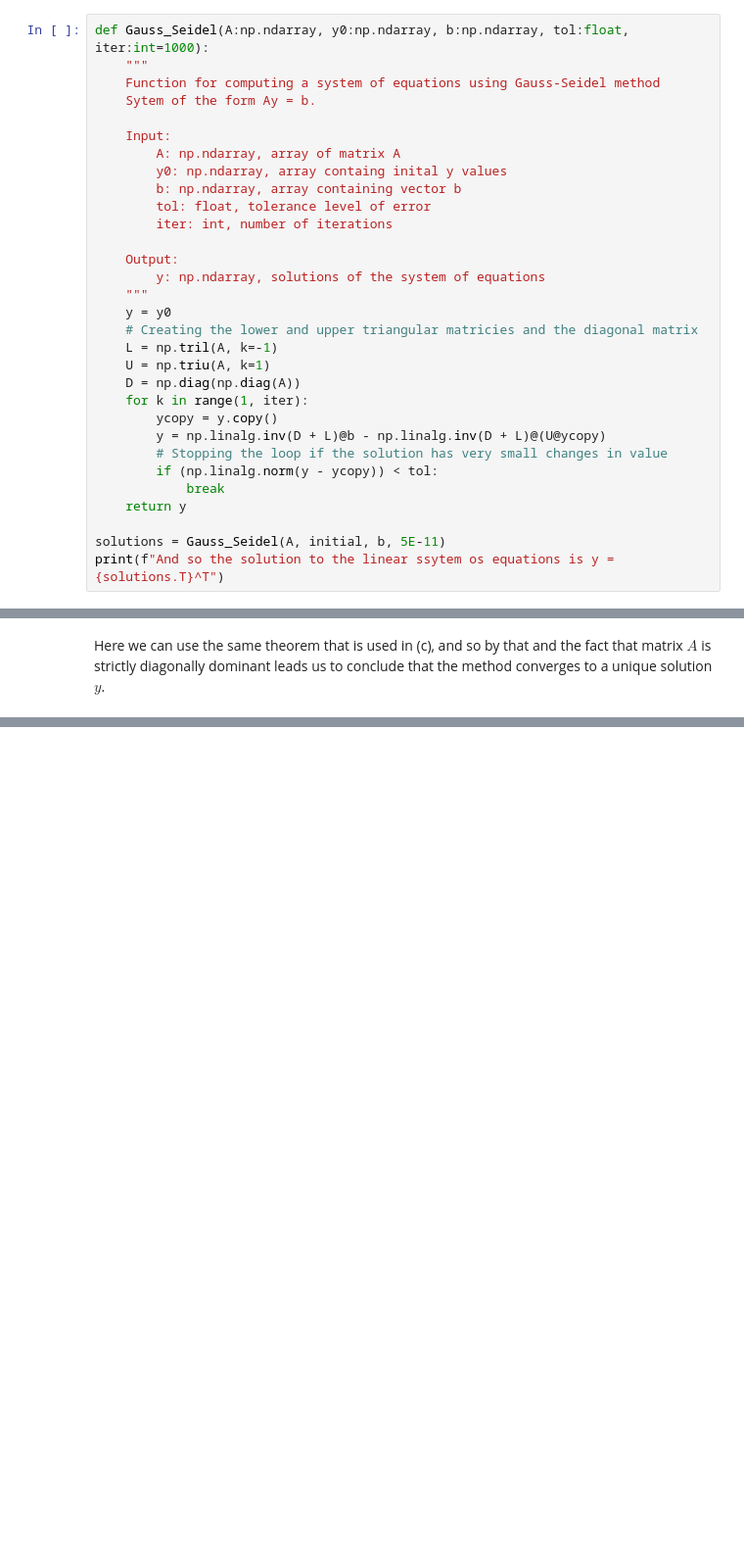
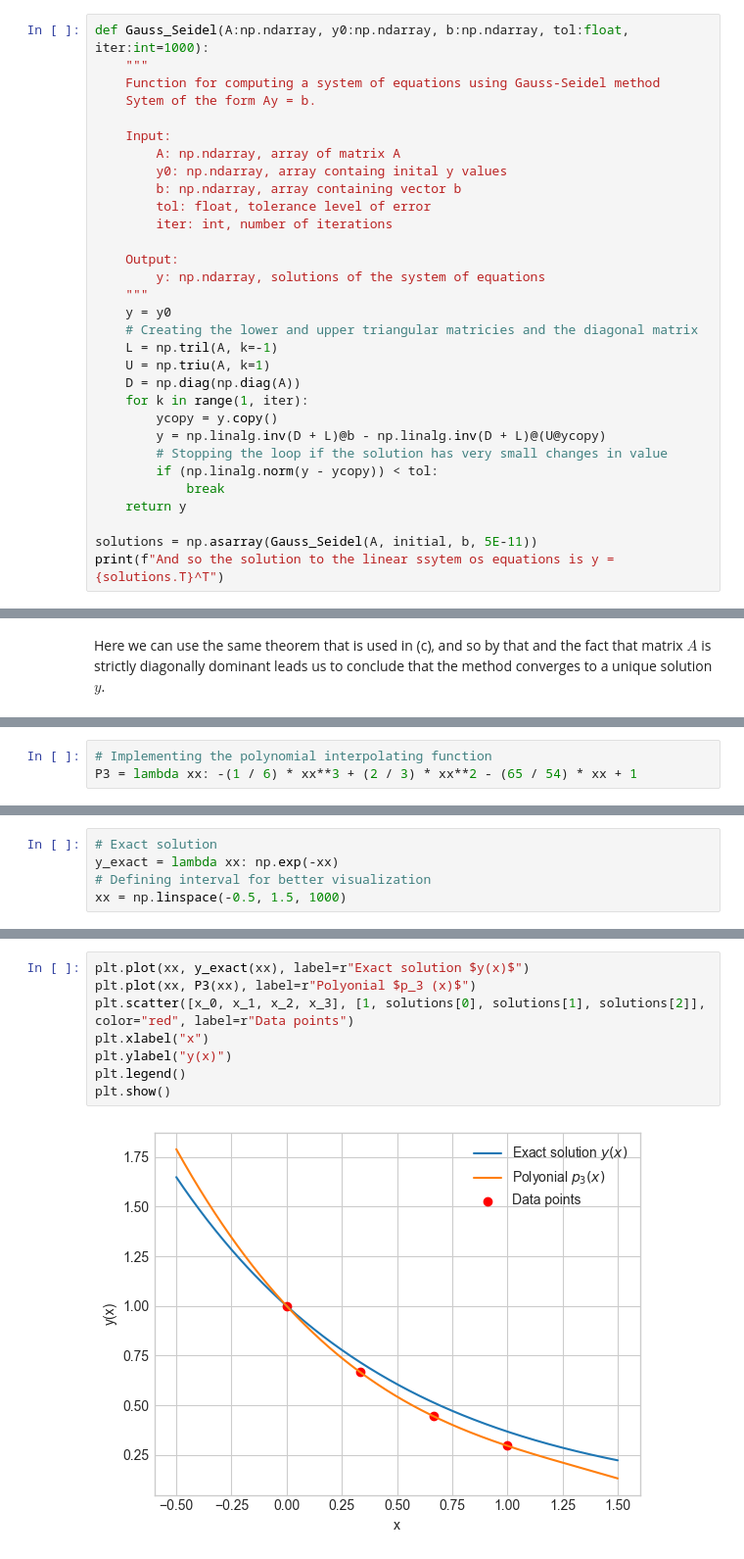
Before and after one commit to Danant98/MA2, a Jupyter notebook: MA2.ipynb, the cells around one changed output, grey strips where cells are left out. Shown at 98% size. Saved outputs shown, nothing was run; the diff lists cells and outputs as text; blank space fills up the shorter version.

Commit message:
updated; final solution

```diff
--- a/MA2.ipynb
+++ b/MA2.ipynb
@@ -1107,7 +1105,7 @@ def Gauss_Seidel(A:np.ndarray, y0:np.ndarray, b:np.ndarray, tol:float, iter:int=
             break
     return y
 
-solutions = Gauss_Seidel(A, initial, b, 5E-11)
+solutions = np.asarray(Gauss_Seidel(A, initial, b, 5E-11))
 print(f"And so the solution to the linear ssytem os equations is y = {solutions.T}^T")
 # %% [output]
 And so the solution to the linear ssytem os equations is y = [[0.66666667 0.44444444 0.2962963 ]]^T
@@ -1147,0 +1141,3 @@ $$
+# %%
+# Implementing the polynomial interpolating function
+P3 = lambda xx: -(1 / 6) * xx**3 + (2 / 3) * xx**2 - (65 / 54) * xx + 1
@@ -1147,0 +1154,5 @@ $$
+# %%
+# Exact solution
+y_exact = lambda xx: np.exp(-xx)
+# Defining interval for better visualization
+xx = np.linspace(-0.5, 1.5, 1000)
@@ -1147,0 +1161,10 @@ $$
+# %%
+plt.plot(xx, y_exact(xx), label=r"Exact solution $y(x)$")
+plt.plot(xx, P3(xx), label=r"Polyonial $p_3 (x)$")
+plt.scatter([x_0, x_1, x_2, x_3], [1, solutions[0], solutions[1], solutions[2]], color="red", label=r"Data points")
+plt.xlabel("x")
+plt.ylabel("y(x)")
+plt.legend()
+plt.show()
+# %% [output]
+[figure, added]
```
Also changed, not shown: parts of 5 cells of this notebook.
